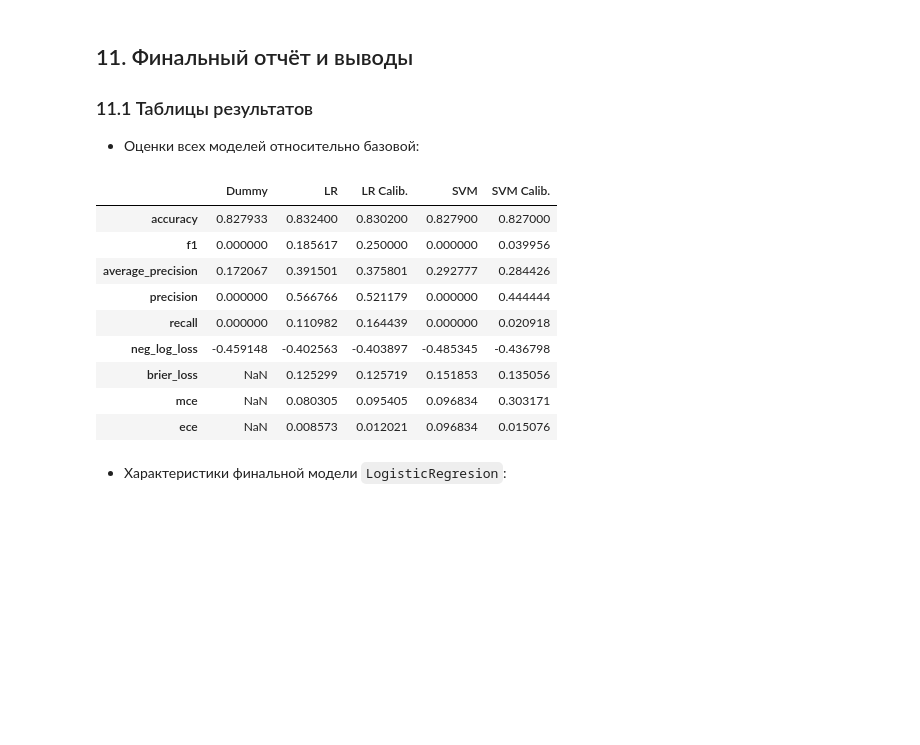
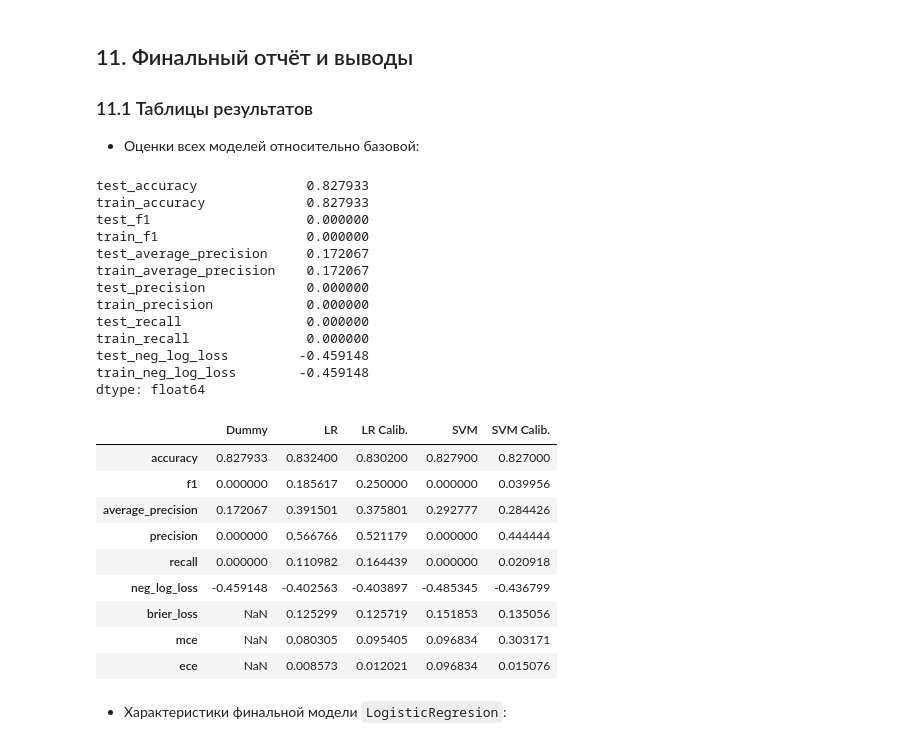
Before and after one commit to tvorogov-code/ds-yandex, a Jupyter notebook: notebooks/Проект спринта 12/Проект спринта 12.ipynb, the cells around one changed output. Cells and saved outputs as stored; diff of their text form; code cells hidden in the pictures; blank space fills up the shorter version.

```diff
--- a/notebooks/Проект спринта 12/Проект спринта 12.ipynb
+++ b/notebooks/Проект спринта 12/Проект спринта 12.ipynb
@@ -1730,21 +1758,33 @@ draw_calib_curve([(svm_prob_true, svm_prob_pred, "Некалиброванная
 ### 11.1 Таблицы результатов
 - Оценки всех моделей относительно базовой:
 # %%
-dummy_metrics_clip = {k.removeprefix("test_"): v
-                      for k, v in dummy_metrics.items() if k.startswith("test_")}
+dummy_metrics_clip = {k.removeprefix("test_"): v for k, v in dummy_metrics.items() if k.startswith("test_")}
 display(pd.DataFrame({'Dummy': dummy_metrics_clip,
                       'LR': lr_precalib_metrics,
                       'LR Calib.': lr_calib_metrics,
                       'SVM': svm_precalib_metrics,
                       'SVM Calib.': svm_calib_metrics}))
 # %% [output]
+test_accuracy              0.827933
+train_accuracy             0.827933
+test_f1                    0.000000
+train_f1                   0.000000
+test_average_precision     0.172067
+train_average_precision    0.172067
+test_precision             0.000000
+train_precision            0.000000
+test_recall                0.000000
+train_recall               0.000000
+test_neg_log_loss         -0.459148
+train_neg_log_loss        -0.459148
+dtype: float64
 |  | Dummy | LR | LR Calib. | SVM | SVM Calib. |
 | accuracy | 0.827933 | 0.832400 | 0.830200 | 0.827900 | 0.827000 |
 | f1 | 0.000000 | 0.185617 | 0.250000 | 0.000000 | 0.039956 |
 | average_precision | 0.172067 | 0.391501 | 0.375801 | 0.292777 | 0.284426 |
 | precision | 0.000000 | 0.566766 | 0.521179 | 0.000000 | 0.444444 |
 | recall | 0.000000 | 0.110982 | 0.164439 | 0.000000 | 0.020918 |
-| neg_log_loss | -0.459148 | -0.402563 | -0.403897 | -0.485345 | -0.436798 |
+| neg_log_loss | -0.459148 | -0.402563 | -0.403897 | -0.485345 | -0.436799 |
 | brier_loss | NaN | 0.125299 | 0.125719 | 0.151853 | 0.135056 |
 | mce | NaN | 0.080305 | 0.095405 | 0.096834 | 0.303171 |
 | ece | NaN | 0.008573 | 0.012021 | 0.096834 | 0.015076 |
```
Also changed, not shown: parts of 20 cells of this notebook, 1 other file.
